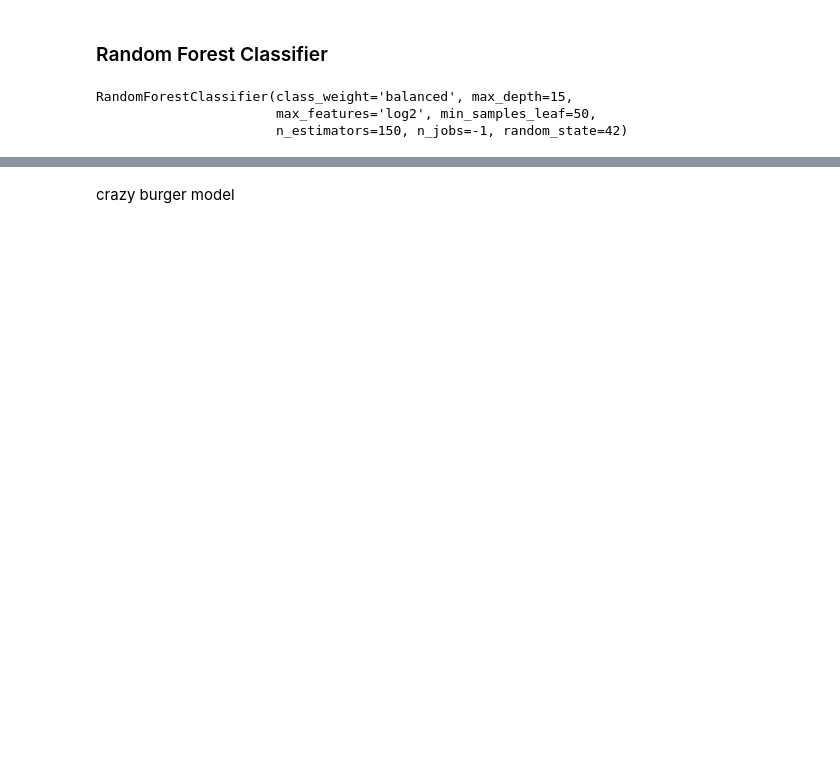
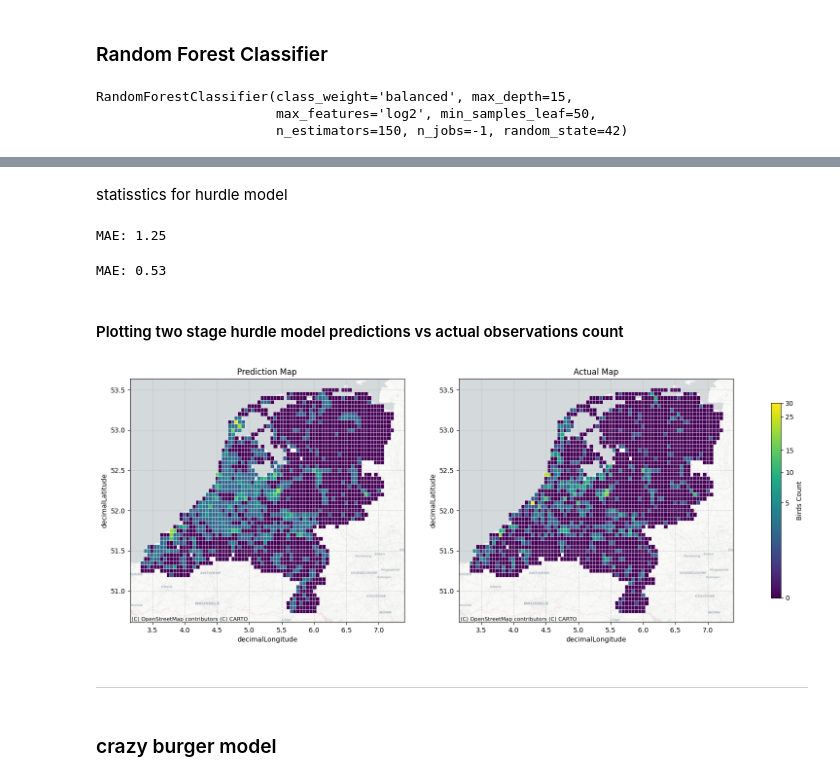
Before and after one commit to kebabzter/the-greatest-cormorant, a Jupyter notebook: notebook-final.ipynb, the cells around one changed output, grey strips where cells are left out. Saved outputs shown, nothing was run; the diff lists cells and outputs as text; code cells hidden in the pictures; blank space fills up the shorter version.

```diff
--- a/notebook-final.ipynb
+++ b/notebook-final.ipynb
@@ -708,5 +708,5 @@ df_model_ready['present'] = (df_model_ready['monthly_cormorant_observations'] >
 # %%
-df_model_ready_timesplit['present'] = (df_model_ready['monthly_cormorant_observations'] > 0).astype(int)
+df_model_filtered['present'] = (df_model_filtered['weekly_cormorant_observations'] > 0).astype(int)
 # %% [markdown]
 # 4. Modelling
 # %%
@@ -854,0 +767,6 @@ weighted avg       0.94      0.85      0.88    828223
+# %%
+X = df_model_filtered.drop(columns=['weekly_cormorant_observations','main_habitat','present'])
+y = df_model_filtered['weekly_cormorant_observations']
+
+X_train, X_test, y_train, y_test = train_test_split(
+    X, y, test_size=0.33, random_state=42, shuffle=False)
@@ -855,5 +838,60 @@ weighted avg       0.94      0.85      0.88    828223
+# %% [markdown]
+statisstics for hurdle model
+# %%
+from sklearn.metrics import mean_absolute_error
+
+y_pred = model.predict_regression(X_test)
+
+mae = mean_absolute_error(y_test, y_pred)
+print(f'MAE:{mae: .2f}')
+# %% [output]
+MAE: 1.25
+# %%
+from sklearn.metrics import mean_absolute_error
+
+y_pred = model.predict(X_test)
+
+mae = mean_absolute_error(y_test, y_pred)
+print(f'MAE:{mae: .2f}')
+# %% [output]
+MAE: 0.53
+# %% [markdown]
+#### Plotting two stage hurdle model predictions vs actual observations count
+# %%
+fig, axes = plt.subplots(1, 2, figsize=(20, 6.5))
+
+my_norm = colors.PowerNorm(gamma=0.4, vmin=0, vmax=30)
+
+sns.scatterplot(
+    data=X_test, x='decimalLongitude', y='decimalLatitude',
+    hue=y_pred, hue_norm=my_norm, palette='viridis', legend=False, marker='s',
+    ax=axes[0]
+)
+cx.add_basemap(axes[0], crs="EPSG:4326", source=cx.providers.CartoDB.Positron)
+axes[0].set_title("Prediction Map")
+axes[0].grid(True, linestyle='--', alpha=0.5)
+
+
+sns.scatterplot(
+    data=X_test, x='decimalLongitude', y='decimalLatitude',
+    hue=y_test, hue_norm=my_norm, palette='viridis', legend=False, marker='s',
+    ax=axes[1]
+)
+cx.add_basemap(axes[1], crs="EPSG:4326", source=cx.providers.CartoDB.Positron)
+axes[1].set_title("Actual Map")
+axes[1].grid(True, linestyle='--', alpha=0.5)
+
+sm = plt.cm.ScalarMappable(cmap='viridis', norm=my_norm)
+cbar = fig.colorbar(sm, ax=axes.ravel().tolist(), label='Birds Count', shrink = 0.8)
+cbar.set_ticks([0, 5, 10, 15, 25, 30])
+
+plt.show()
+# %% [output]
+[figure, added]
+# %% [markdown]
+---
 # %% [markdown]
-crazy burger model
+### crazy burger model
 # %%
 def burger_model(row):
     return 0
```
Also changed, not shown: parts of 51 cells of this notebook.
